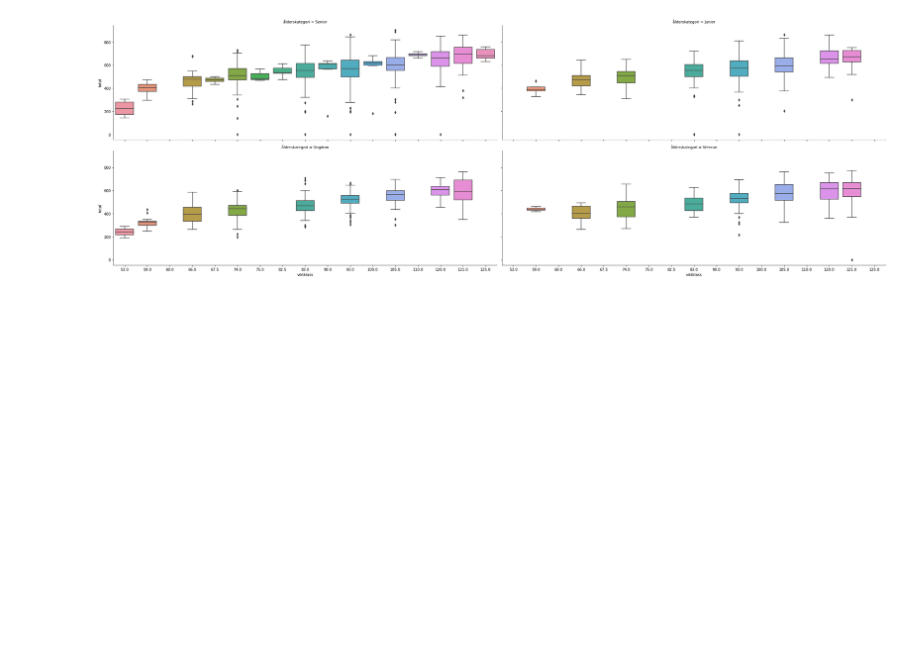
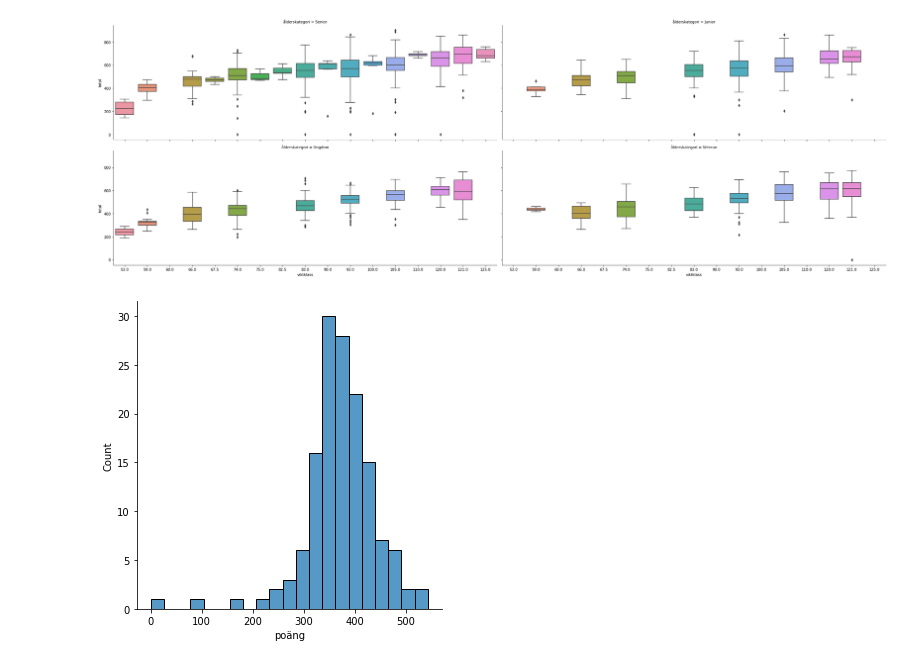
Before and after one commit to ErikHartman/styrkelyft, a Jupyter notebook: ssf_ranking.ipynb, the cells around one changed output. Saved outputs shown, nothing was run; the diff lists cells and outputs as text; code cells hidden in the pictures; blank space fills up the shorter version.

```diff
--- a/ssf_ranking.ipynb
+++ b/ssf_ranking.ipynb
@@ -415,0 +352,12 @@ g = sns.catplot(x="viktklass", y="total", col = 'ålderskategori', col_wrap=2, a
+# %%
+# histogram över vissa klasser
+
+kl = df[df['klassisk/utrustad'] == 'klassisk']
+herr = kl[kl['kön'] == 'Herr']
+herr_83 = herr[herr['viktklass'] == '74.00']
+herr_83_senior = herr_83[herr_83['kategori'] == 'Herr Senior']
+herr_83_senior = herr_83_senior[herr_83_senior['sl/bp'] == 'sl']
+herr_83_senior.sort_values('total',ascending=False)
+g = sns.displot(data=herr_83_senior, x='poäng')
+# %% [output]
+[figure, added]
```
Also changed, not shown: parts of 3 cells of this notebook, 2 other files.
